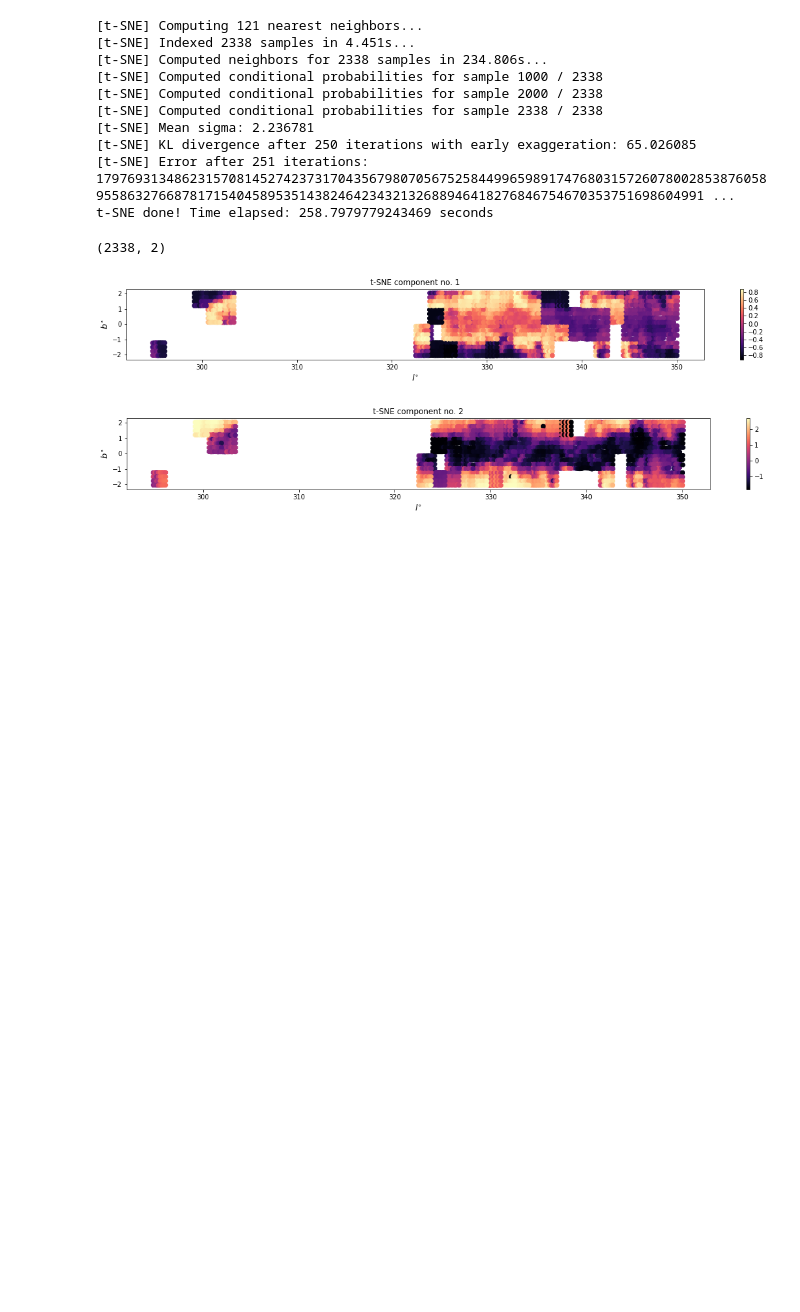
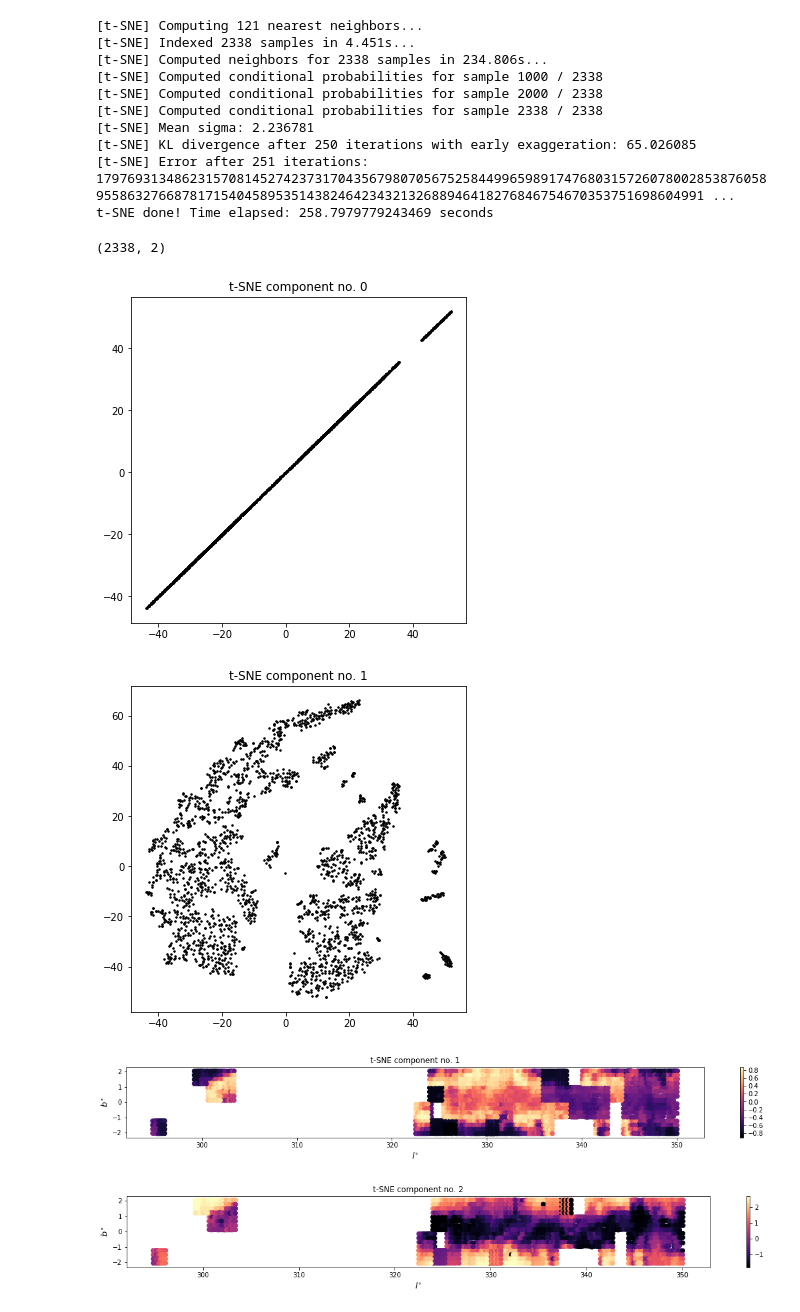
Before and after one commit to efskmn/StellarPopulations, a Jupyter notebook: make_PCA_from_histograms.ipynb, the cells around one changed output. Saved outputs shown, nothing was run; the diff lists cells and outputs as text; code cells hidden in the pictures; blank space fills up the shorter version.

Commit message:
Added t-SNE plots

```diff
--- a/make_PCA_from_histograms.ipynb
+++ b/make_PCA_from_histograms.ipynb
@@ -206,6 +206,16 @@ tsne_results.shape
 [t-SNE] Error after 251 iterations: 17976931348623157081452742373170435679807056752584499659891747680315726078002853876058955863276687817154045895351438246423432132688946418276846754670353751698604991 ...
 t-SNE done! Time elapsed: 258.7979779243469 seconds
 (2338, 2)
+# %%
+H_array_tsne = TSNE(n_components=2).fit_transform(H_array)
+# %%
+for i in np.arange(np.shape(tsne.embedding_)[1]):
+    fig, ax = plt.subplots(nrows=1, ncols=1, figsize=(6,6),facecolor='w',edgecolor='k')
+    ax.plot(H_array_tsne[:,0], H_array_tsne[:,i], 'k.', ms=3.)
+    ax.set_title('t-SNE component no. %d' %(i) )
+# %% [output]
+[figure, added]
+[figure, added]
 # %%
 savename = "pc_plots_drive_%d_%d.png"
 blocknumber = 10
```
